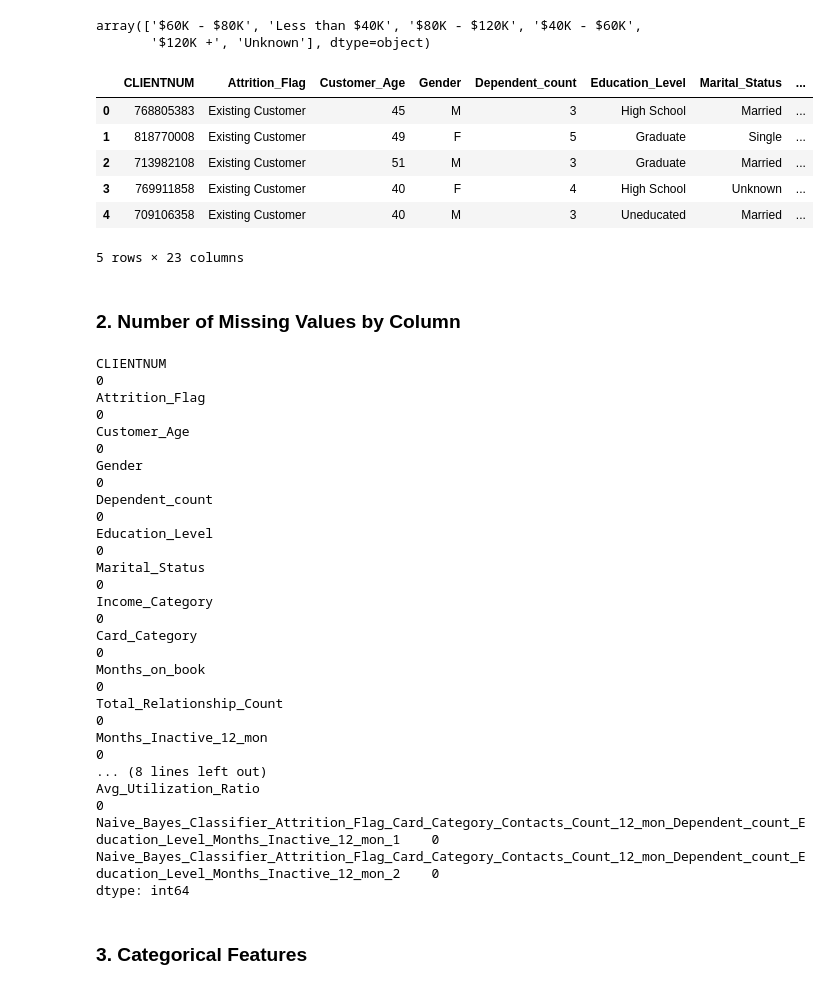
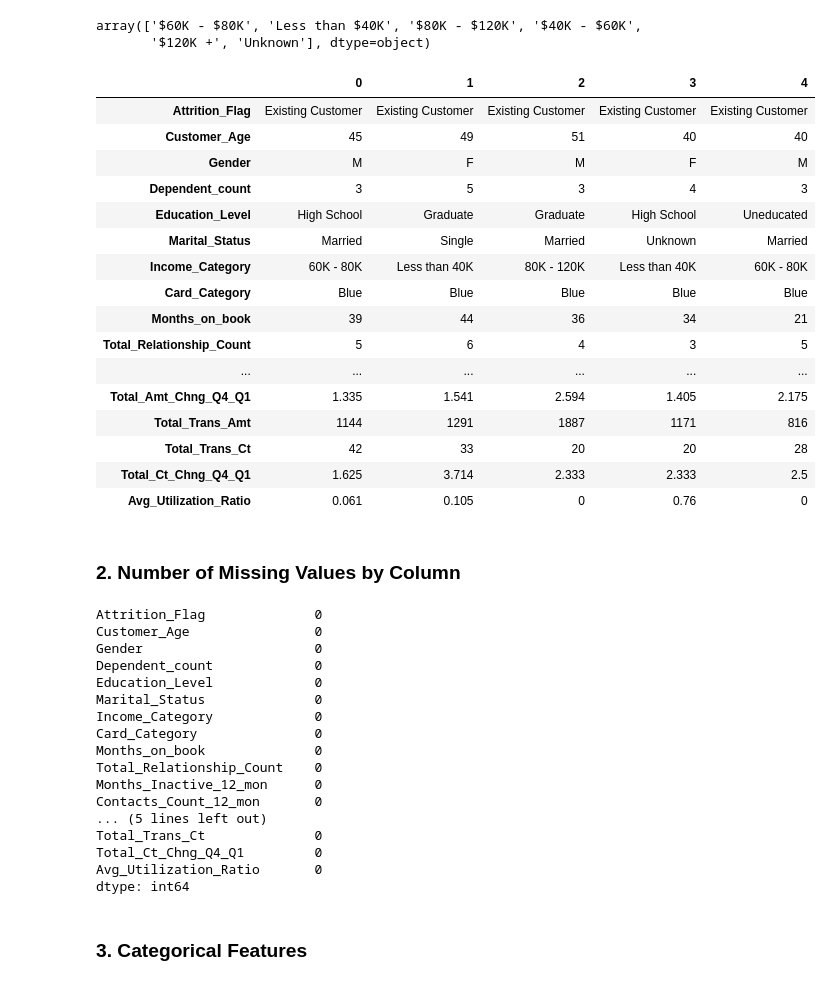
Before and after one commit to machquocvu/Springboard_Capstone2, a Jupyter notebook: Capstone2_Data_Wrangling.ipynb, the cells around one changed output. Cells and saved outputs as stored; diff of their text form; code cells hidden in the pictures.

```diff
--- a/Capstone2_Data_Wrangling.ipynb
+++ b/Capstone2_Data_Wrangling.ipynb
@@ -5,5 +6,5 @@ import pandas as pd
 import matplotlib.pyplot as plt
 import seaborn as sns
 # %%
-df = pd.read_csv('Dataset/BankChurners.csv')
+churn_data = pd.read_csv('Dataset/BankChurners.csv')
 # %%
@@ -20,6 +21,9 @@ df.head()
 | 3 | 769911858 | Existing Customer | 40 | F | 4 | High School | Unknown | ... |
 | 4 | 709106358 | Existing Customer | 40 | M | 3 | Uneducated | Married | ... |
 5 rows × 23 columns
+# %%
+# Remove CLIENTNUM and last 2 columns (to ignore the Naive_Bayes columns as per the author of the dataset)
+df = churn_data.iloc[:, 1:-2]
 # %%
 # examine Income_Category values
 df.Income_Category.unique()
@@ -30,37 +34,47 @@ array(['$60K - $80K', 'Less than $40K', '$80K - $120K', '$40K - $60K',
 # Remove $ symbol
 df['Income_Category'] = df.Income_Category.str.replace('$', '')
 # %%
-df.head()
+df.head().T
 # %% [output]
-|  | CLIENTNUM | Attrition_Flag | Customer_Age | Gender | Dependent_count | Education_Level | Marital_Status | ... |
-| 0 | 768805383 | Existing Customer | 45 | M | 3 | High School | Married | ... |
-| 1 | 818770008 | Existing Customer | 49 | F | 5 | Graduate | Single | ... |
-| 2 | 713982108 | Existing Customer | 51 | M | 3 | Graduate | Married | ... |
-| 3 | 769911858 | Existing Customer | 40 | F | 4 | High School | Unknown | ... |
-| 4 | 709106358 | Existing Customer | 40 | M | 3 | Uneducated | Married | ... |
+|  | 0 | 1 | 2 | 3 | 4 |
+| Attrition_Flag | Existing Customer | Existing Customer | Existing Customer | Existing Customer | Existing Customer |
+| Customer_Age | 45 | 49 | 51 | 40 | 40 |
+| Gender | M | F | M | F | M |
+| Dependent_count | 3 | 5 | 3 | 4 | 3 |
+| Education_Level | High School | Graduate | Graduate | High School | Uneducated |
+| Marital_Status | Married | Single | Married | Unknown | Married |
+| Income_Category | 60K - 80K | Less than 40K | 80K - 120K | Less than 40K | 60K - 80K |
+| Card_Category | Blue | Blue | Blue | Blue | Blue |
+| Months_on_book | 39 | 44 | 36 | 34 | 21 |
+| Total_Relationship_Count | 5 | 6 | 4 | 3 | 5 |
+| ... | ... | ... | ... | ... | ... |
+| Total_Amt_Chng_Q4_Q1 | 1.335 | 1.541 | 2.594 | 1.405 | 2.175 |
+| Total_Trans_Amt | 1144 | 1291 | 1887 | 1171 | 816 |
+| Total_Trans_Ct | 42 | 33 | 20 | 20 | 28 |
+| Total_Ct_Chng_Q4_Q1 | 1.625 | 3.714 | 2.333 | 2.333 | 2.5 |
+| Avg_Utilization_Ratio | 0.061 | 0.105 | 0 | 0.76 | 0 |
-5 rows × 23 columns
 # %% [markdown]
 ###  2. Number of Missing Values by Column
 # %%
 # There was no missing value in any column
 df.isna().sum()
 # %% [output]
-CLIENTNUM                                                                                                                             0
-Attrition_Flag                                                                                                                        0
-Customer_Age                                                                                                                          0
-Gender                                                                                                                                0
-Dependent_count                                                                                                                       0
-Education_Level                                                                                                                       0
-Marital_Status                                                                                                                        0
-Income_Category                                                                                                                       0
-Card_Category                                                                                                                         0
-Months_on_book                                                                                                                        0
-Total_Relationship_Count                                                                                                              0
-Months_Inactive_12_mon                                                                                                                0
-... (8 lines left out)
-Avg_Utilization_Ratio                                                                                                                 0
-Naive_Bayes_Classifier_Attrition_Flag_Card_Category_Contacts_Count_12_mon_Dependent_count_Education_Level_Months_Inactive_12_mon_1    0
-Naive_Bayes_Classifier_Attrition_Flag_Card_Category_Contacts_Count_12_mon_Dependent_count_Education_Level_Months_Inactive_12_mon_2    0
+Attrition_Flag              0
+Customer_Age                0
+Gender                      0
+Dependent_count             0
+Education_Level             0
+Marital_Status              0
+Income_Category             0
+Card_Category               0
+Months_on_book              0
+Total_Relationship_Count    0
+Months_Inactive_12_mon      0
+Contacts_Count_12_mon       0
+... (5 lines left out)
+Total_Trans_Ct              0
+Total_Ct_Chng_Q4_Q1         0
+Avg_Utilization_Ratio       0
 dtype: int64
 # %% [markdown]
 ### 3. Categorical Features
```
Also changed, not shown: parts of 45 cells of this notebook.
